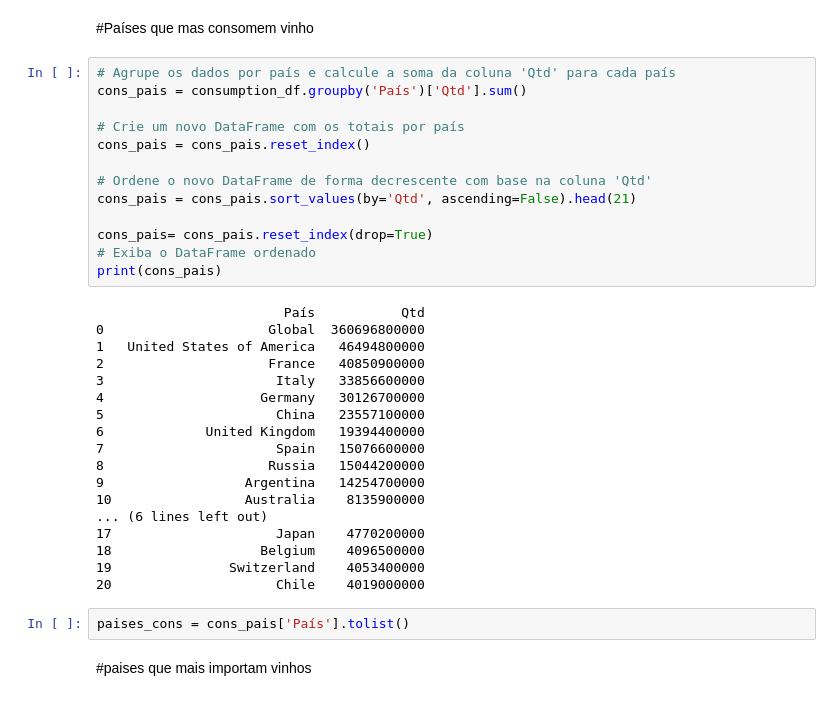
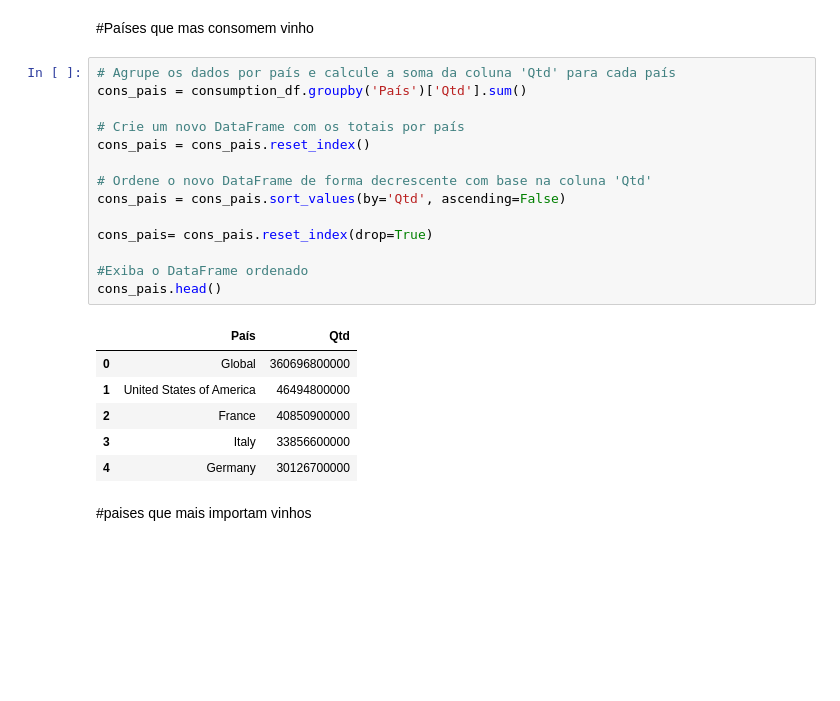
Before and after one commit to VivianeCorreia/Tech-Challenge, a Jupyter notebook: 2_challenge.ipynb, the cells around one changed output. Drawn from its saved outputs; the diff is of its cells as text; blank space fills up the shorter version.

```diff
--- a/2_challenge.ipynb
+++ b/2_challenge.ipynb
@@ -575,36 +599,24 @@ consumption_df.head()
 # %%
 # Agrupe os dados por país e calcule a soma da coluna 'Qtd' para cada país
 cons_pais = consumption_df.groupby('País')['Qtd'].sum()
 
 # Crie um novo DataFrame com os totais por país
 cons_pais = cons_pais.reset_index()
 
 # Ordene o novo DataFrame de forma decrescente com base na coluna 'Qtd'
-cons_pais = cons_pais.sort_values(by='Qtd', ascending=False).head(21)
+cons_pais = cons_pais.sort_values(by='Qtd', ascending=False)
 
 cons_pais= cons_pais.reset_index(drop=True)
-# Exiba o DataFrame ordenado
-print(cons_pais)
+
+#Exiba o DataFrame ordenado
+cons_pais.head()
 # %% [output]
-                        País           Qtd
-0                     Global  360696800000
-1   United States of America   46494800000
-2                     France   40850900000
-3                      Italy   33856600000
-4                    Germany   30126700000
-5                      China   23557100000
-6             United Kingdom   19394400000
-7                      Spain   15076600000
-8                     Russia   15044200000
-9                  Argentina   14254700000
-10                 Australia    8135900000
-... (6 lines left out)
-17                     Japan    4770200000
-18                   Belgium    4096500000
-19               Switzerland    4053400000
-20                     Chile    4019000000
+|  | País | Qtd |
+| 0 | Global | 360696800000 |
+| 1 | United States of America | 46494800000 |
+| 2 | France | 40850900000 |
+| 3 | Italy | 33856600000 |
+| 4 | Germany | 30126700000 |
-# %%
-paises_cons = cons_pais['País'].tolist()
 # %% [markdown]
 #paises que mais importam vinhos
 # %%
```
Also changed, not shown: parts of 8 cells of this notebook.
